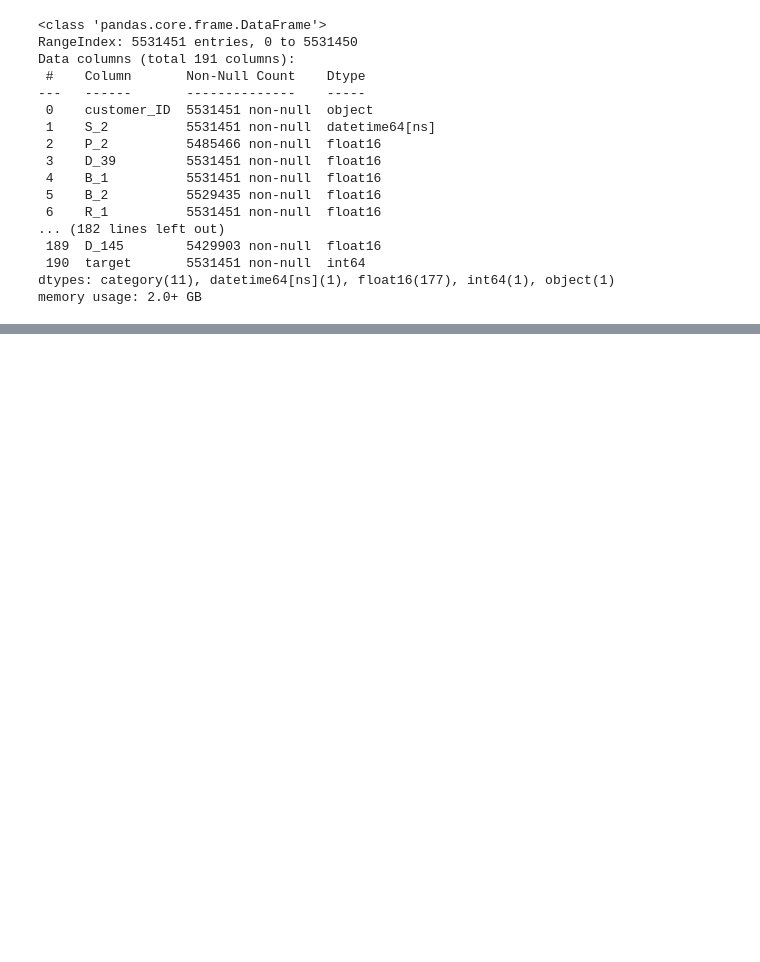
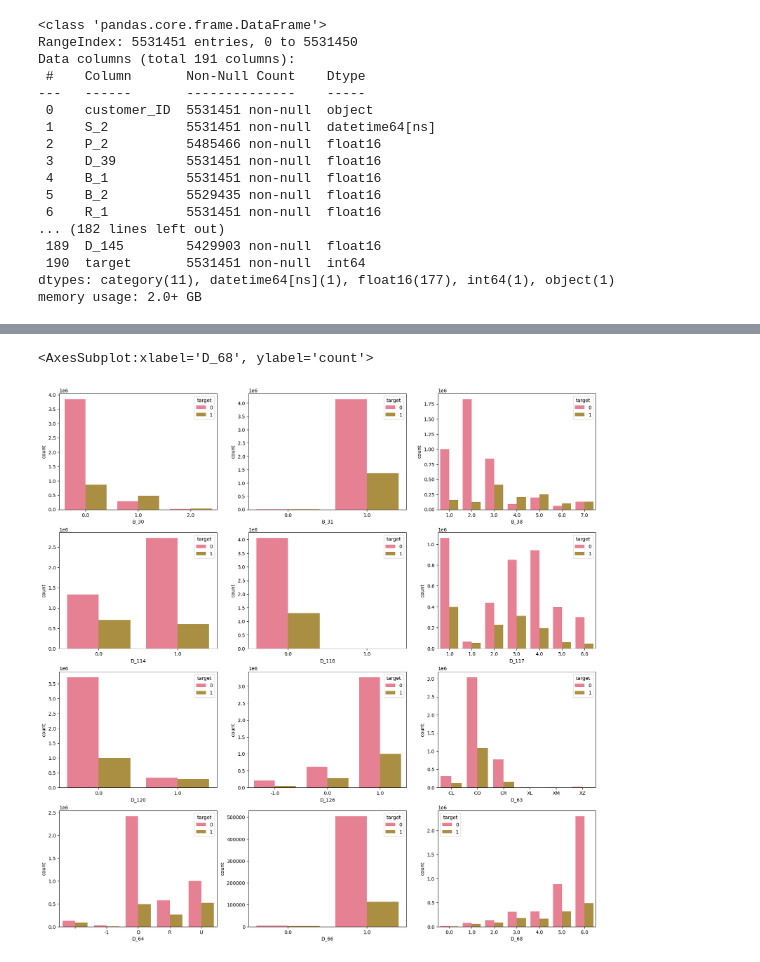
Before and after one commit to AyseAsude/American-Express-Default-Prediction, a Jupyter notebook: exploratory-data-analysis.ipynb, the cells around one changed output, grey strips where cells are left out. Saved outputs shown, nothing was run; the diff lists cells and outputs as text; code cells hidden in the pictures; blank space fills up the shorter version.

```diff
--- a/exploratory-data-analysis.ipynb
+++ b/exploratory-data-analysis.ipynb
@@ -48,0 +90,3 @@ Train data memory usage: 2.151736827 GBytes
+# %%
+sns.set_palette(sns.color_palette("husl"))
+train.dtypes
@@ -48,0 +112,18 @@ Train data memory usage: 2.151736827 GBytes
+# %%
+catg = ['B_30', 'B_31', 'B_38', 'D_114', 'D_116', 'D_117', 'D_120', 'D_126', 'D_63', 'D_64', 'D_66', 'D_68']
+fig, axes = plt.subplots(4,3, figsize=(20,20))
+sns.countplot(ax=axes[0, 0], data=train, x="B_30", hue="target")
+sns.countplot(ax=axes[0, 1], data=train, x="B_31", hue="target")
+sns.countplot(ax=axes[0, 2], data=train, x="B_38", hue="target")
+sns.countplot(ax=axes[1, 0], data=train, x="D_114", hue="target")
+sns.countplot(ax=axes[1, 1], data=train, x="D_116", hue="target")
+sns.countplot(ax=axes[1, 2], data=train, x="D_117", hue="target")
+sns.countplot(ax=axes[2, 0], data=train, x="D_120", hue="target")
+sns.countplot(ax=axes[2, 1], data=train, x="D_126", hue="target")
+sns.countplot(ax=axes[2, 2], data=train, x="D_63", hue="target")
+sns.countplot(ax=axes[3, 0], data=train, x="D_64", hue="target")
+sns.countplot(ax=axes[3, 1], data=train, x="D_66", hue="target")
+sns.countplot(ax=axes[3, 2], data=train, x="D_68", hue="target")
+# %% [output]
+<AxesSubplot:xlabel='D_68', ylabel='count'>
+[figure, added]
```
Also changed, not shown: parts of 14 cells of this notebook.
